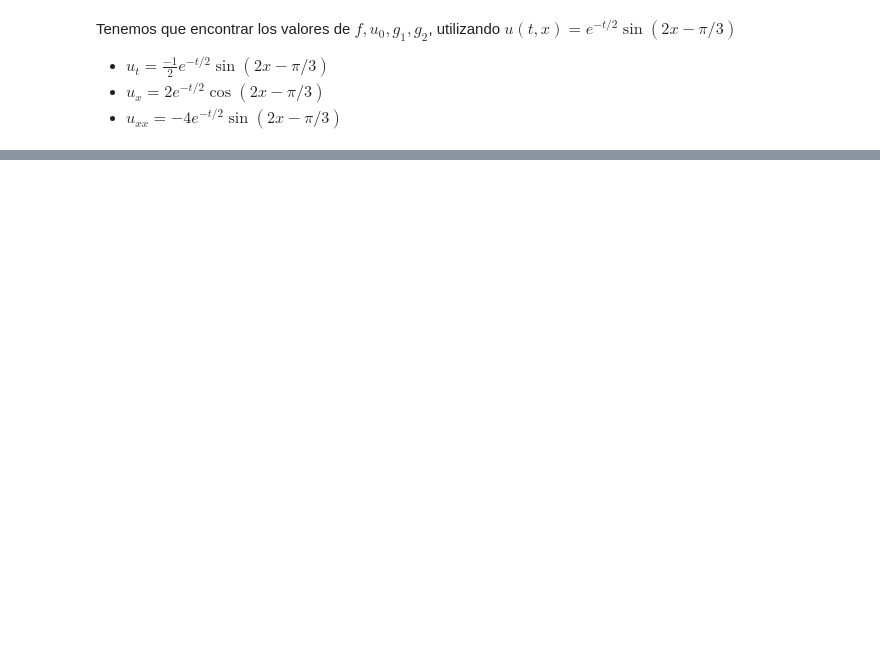
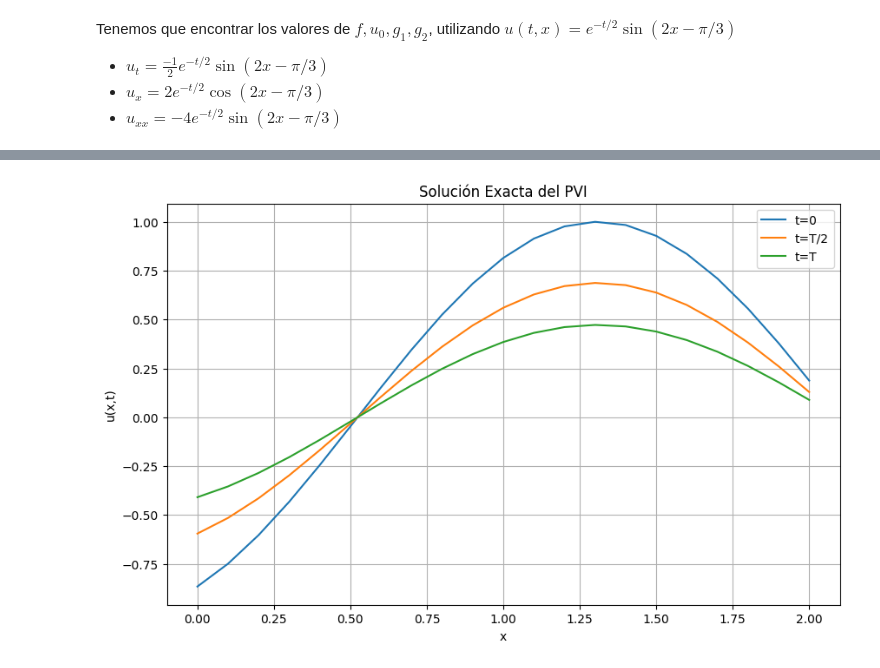
Before and after one commit to SamHuRo/solucion-numerica-de-EDP, a Jupyter notebook: Tareas/Tarea_03/tarea_02-Samuel_Huertas.ipynb, the cells around one changed output, grey strips where cells are left out. Saved outputs shown, nothing was run; the diff lists cells and outputs as text; code cells hidden in the pictures; blank space fills up the shorter version.

```diff
--- a/Tareas/Tarea_03/tarea_02-Samuel_Huertas.ipynb
+++ b/Tareas/Tarea_03/tarea_02-Samuel_Huertas.ipynb
@@ -1063,3 +1405,36 @@ b = 4
 # Definición de las variables de discretización
 h = 1/10
 k = 1/50
+# %%
+# Definición de la funciones a utilizar
+def solucion_exacta(x, t):
+    return np.exp(-t/2) * np.sin(2*x - np.pi/3)
+
+def f(x, t):
+    return np.exp(-t/2) * np.sin(2*x - np.pi/3) * (4 * b - 1/2)
+
+def u0(x):
+    return np.sin(2*x - np.pi/3)
+
+def g1(t):
+    return np.exp(-t/2)* (- alpha * np.sin(np.pi/3) + 2 * np.cos(np.pi/3))
+
+def g2(t):
+    return np.exp(-t/2)* (np.sin(2*l - np.pi/3) + 2 * beta * np.cos(2*l - np.pi/3))
+# %%
+# Mostrar la solución exacta
+x_vals = np.arange(0, l + h, h)
+t_vals = np.arange(0, T + k, k)
+
+plt.figure(figsize=(10, 6))
+plt.plot(x_vals, solucion_exacta(x_vals, 0), label='t=0')
+plt.plot(x_vals, solucion_exacta(x_vals, T/2), label='t=T/2')
+plt.plot(x_vals, solucion_exacta(x_vals, T), label='t=T')
+plt.title('Solución Exacta del PVI')
+plt.xlabel('x')
+plt.ylabel('u(x,t)')
+plt.legend()
+plt.grid()
+plt.show()
+# %% [output]
+[figure, added]
```
Also changed, not shown: parts of 15 cells of this notebook.
